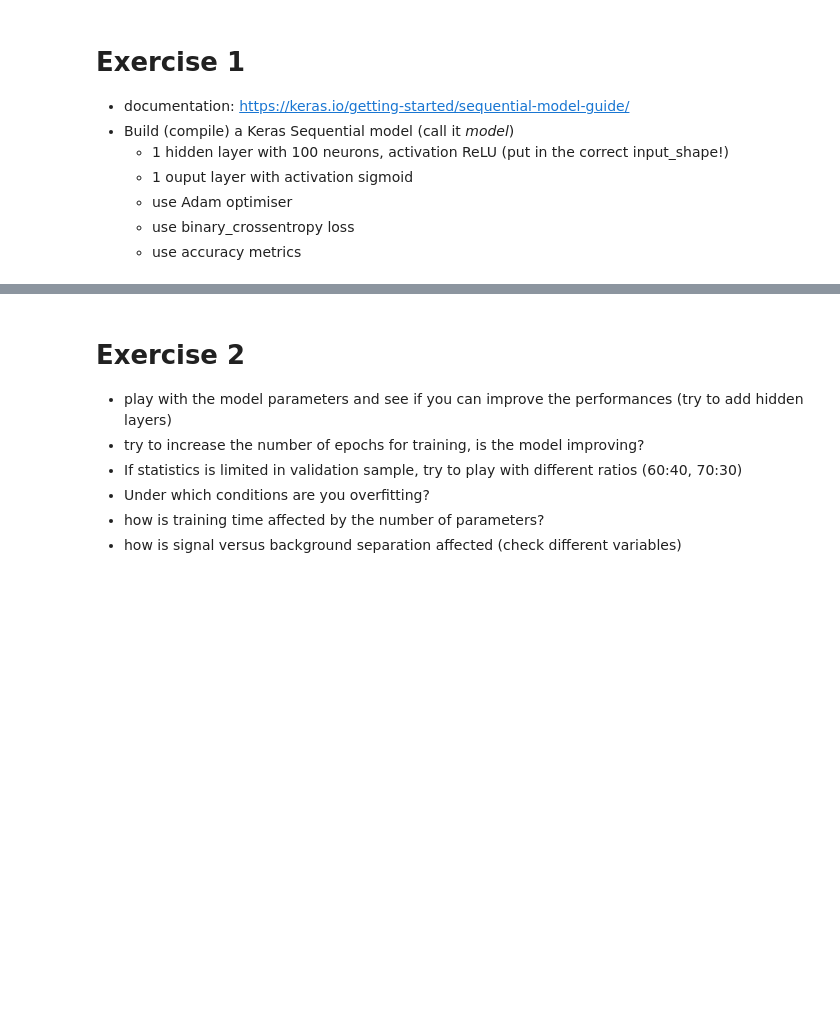
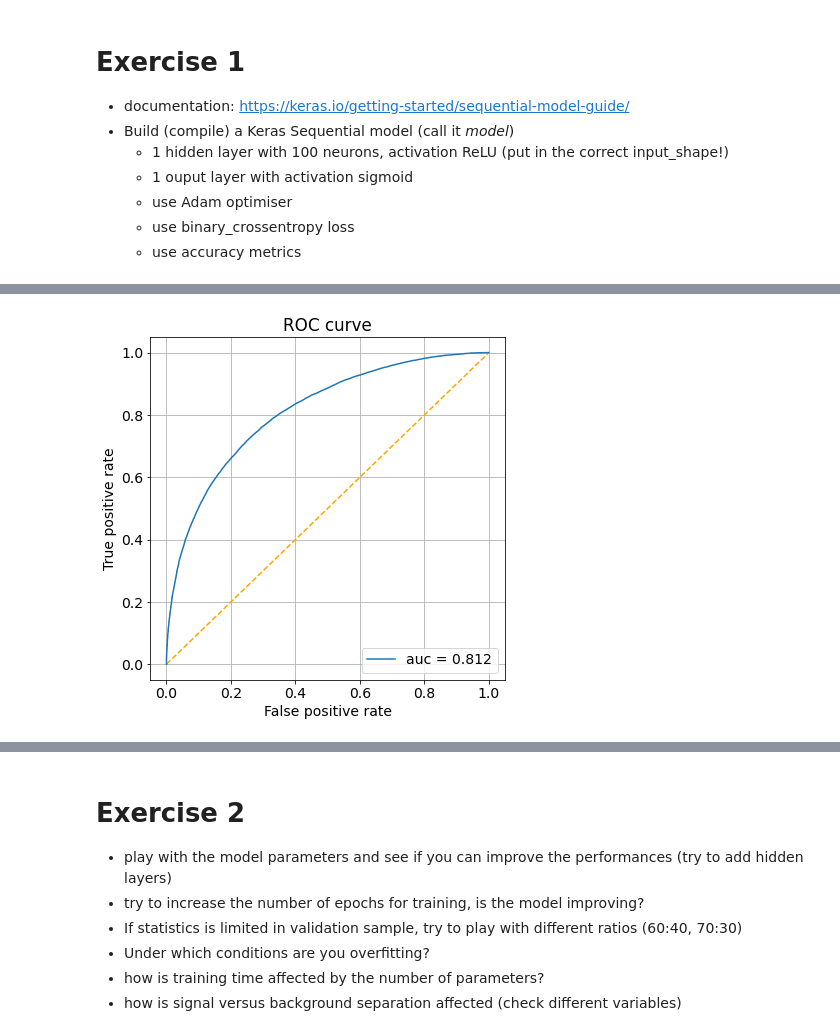
Before and after one commit to paternog/MLCourse-INFN-2022, a Jupyter notebook: Notebooks/Day3/Keras.ipynb, the cells around one changed output, grey strips where cells are left out. Drawn from its saved outputs; the diff is of its cells as text; code cells hidden in the pictures; blank space fills up the shorter version.

```diff
--- a/Notebooks/Day3/Keras.ipynb
+++ b/Notebooks/Day3/Keras.ipynb
@@ -148,2 +195,7 @@ Trainable params: 3,001
 Non-trainable params: 0
 _________________________________________________________________
+# %%
+# apply model to get predictions on training set
+y_pred_train = model.predict(X)
+drawROC2(y, y_pred_train)
+# %% [output]
@@ -150,3 +203,4 @@ _________________________________________________________________
+[figure, added]
 # %%
 # apply model to get predictions on test set
 y_pred = model.predict(X_test)
```
Also changed, not shown: parts of 14 cells of this notebook.
